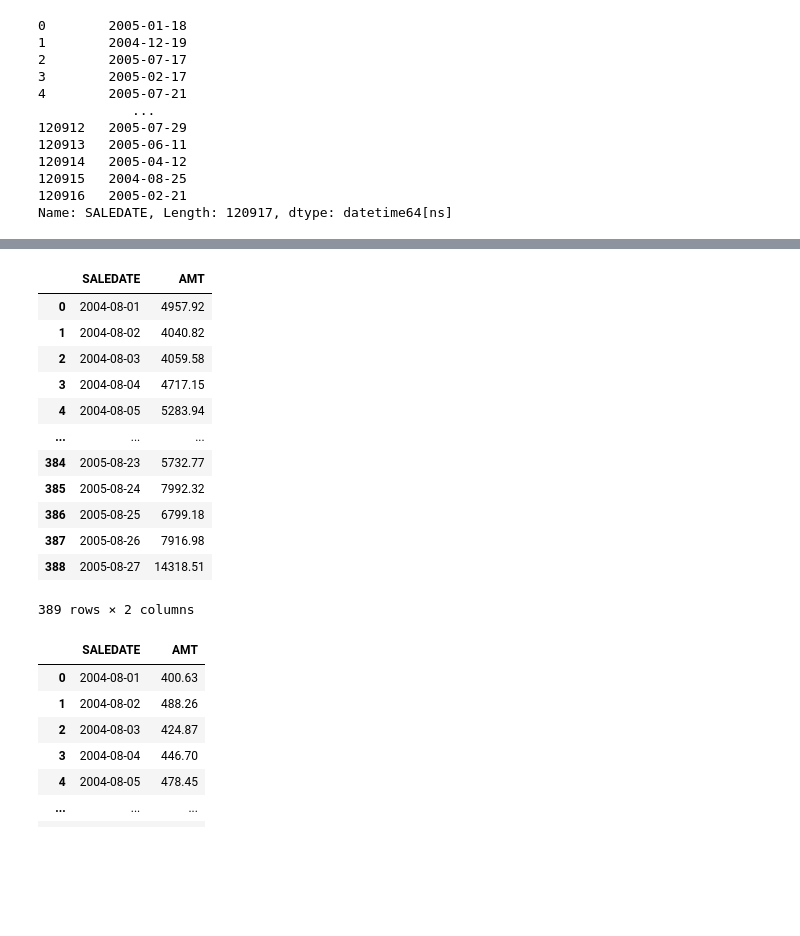
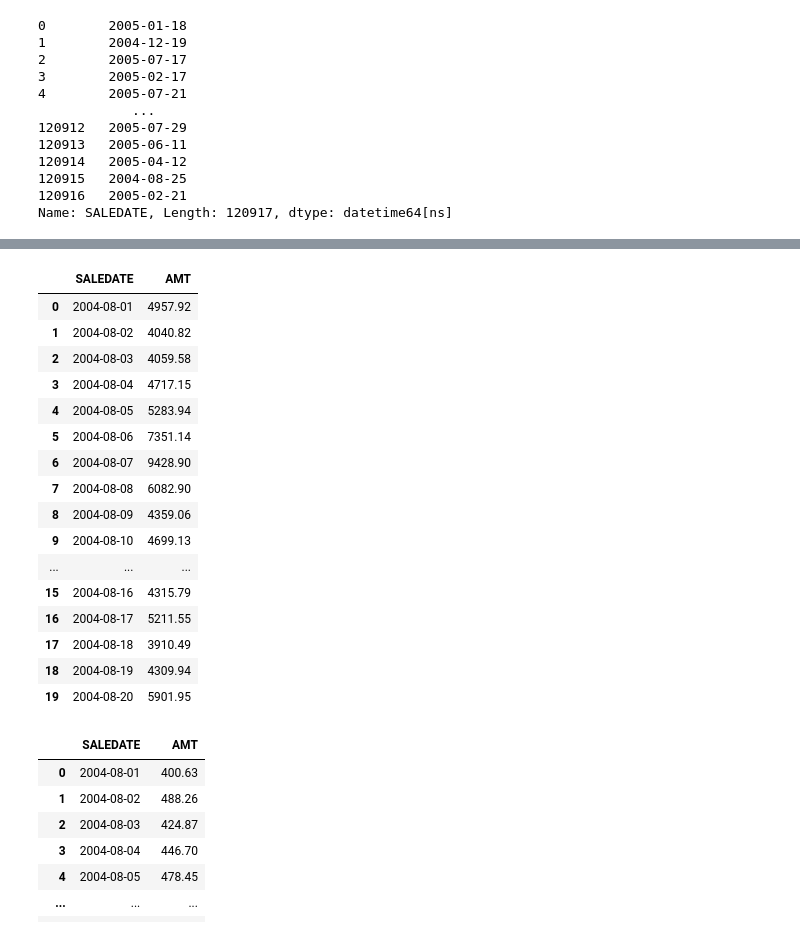
Before and after one commit to Marklong7/Dillard_return_forecasting, a Jupyter notebook: EDA.ipynb, the cells around one changed output, grey strips where cells are left out. Saved outputs shown, nothing was run; the diff lists cells and outputs as text; code cells hidden in the pictures; blank space fills up the shorter version.

```diff
--- a/EDA.ipynb
+++ b/EDA.ipynb
@@ -56,6 +9,8 @@ conn.close()
+# %%
+trnsact_file = "trnsact.csv"
 # %%
 n = 1000
-sample = pd.read_csv("trnsact.csv", header=None, skiprows=lambda i: i % n != 0)
+sample = pd.read_csv(trnsact_file, header=None, skiprows=lambda i: i % n != 0)
 sample
 # %% [output]
 |  | 0 | 1 | 2 | 3 | 4 | 5 | 6 | 7 | 8 | 9 | 10 | ... |
@@ -249,0 +222,3 @@ sample[sample["STYPE"] == "R"]
+# %%
+purchases = sample[sample["STYPE"] == "P"]
+purchases
@@ -363,18 +426,22 @@ Name: SALEDATE, Length: 120917, dtype: datetime64[ns]
 # %%
-sample_purchase = sample[sample["STYPE"] == "P"].groupby(["SALEDATE"])["AMT"].sum().reset_index()
-sample_purchase
+sample_purchase = purchases.groupby(["SALEDATE"])["AMT"].sum().reset_index()
+sample_purchase.head(20)
 # %% [output]
 |  | SALEDATE | AMT |
 | 0 | 2004-08-01 | 4957.92 |
 | 1 | 2004-08-02 | 4040.82 |
 | 2 | 2004-08-03 | 4059.58 |
 | 3 | 2004-08-04 | 4717.15 |
 | 4 | 2004-08-05 | 5283.94 |
+| 5 | 2004-08-06 | 7351.14 |
+| 6 | 2004-08-07 | 9428.90 |
+| 7 | 2004-08-08 | 6082.90 |
+| 8 | 2004-08-09 | 4359.06 |
+| 9 | 2004-08-10 | 4699.13 |
 | ... | ... | ... |
-| 384 | 2005-08-23 | 5732.77 |
-| 385 | 2005-08-24 | 7992.32 |
-| 386 | 2005-08-25 | 6799.18 |
-| 387 | 2005-08-26 | 7916.98 |
-| 388 | 2005-08-27 | 14318.51 |
+| 15 | 2004-08-16 | 4315.79 |
+| 16 | 2004-08-17 | 5211.55 |
+| 17 | 2004-08-18 | 3910.49 |
+| 18 | 2004-08-19 | 4309.94 |
+| 19 | 2004-08-20 | 5901.95 |
-389 rows × 2 columns
 # %%
```
Also changed, not shown: parts of 62 cells of this notebook.
